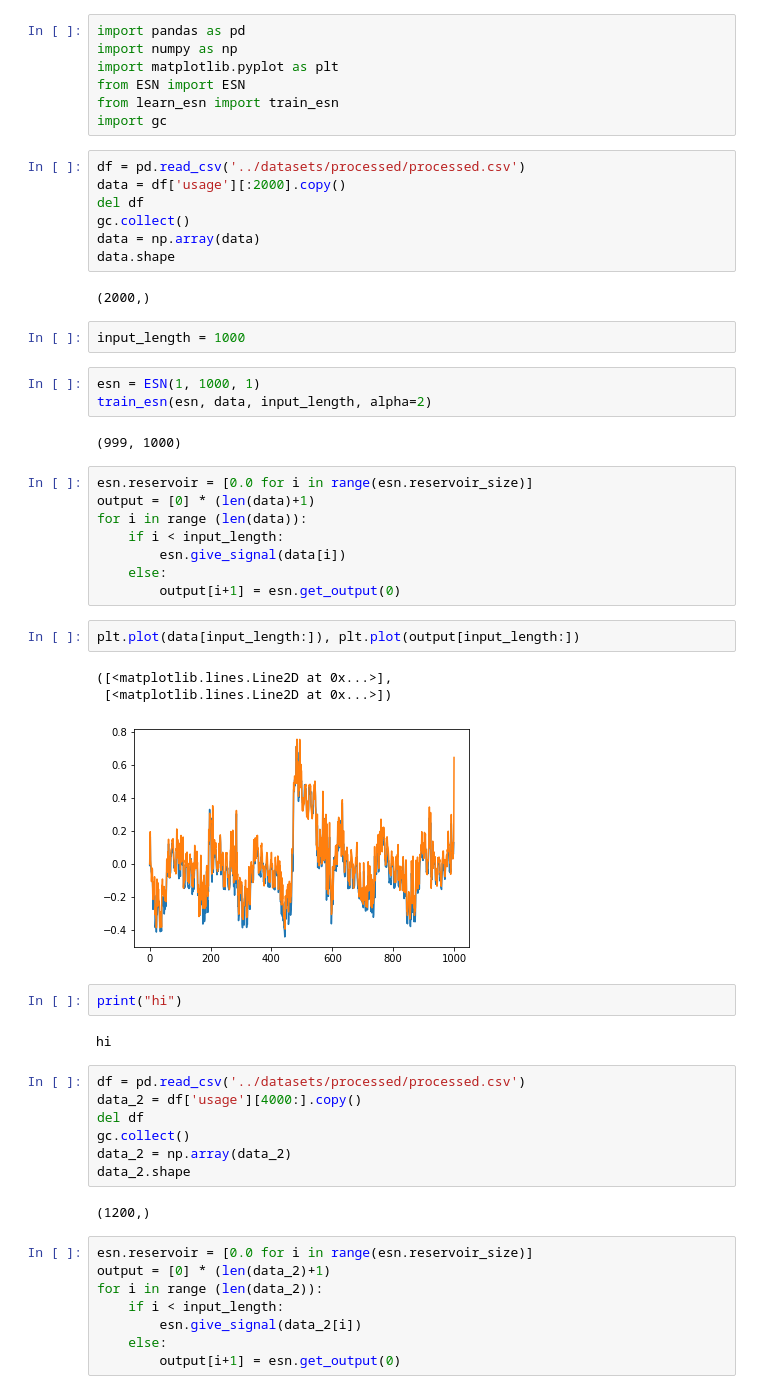
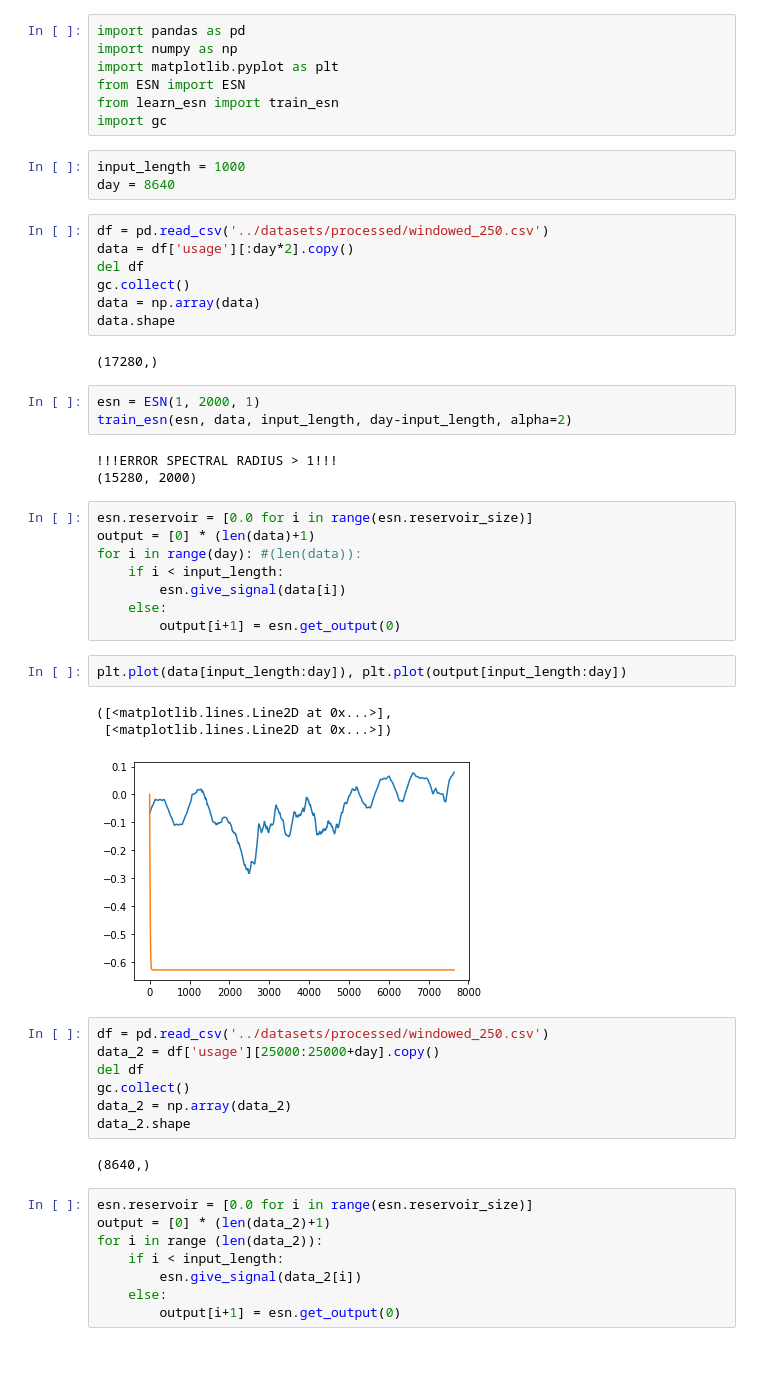
Before and after one commit to rutgerluinge/NeuralNetworksProject, a Jupyter notebook: ESN/plot_esn.ipynb, the cells around one changed output. Cells and saved outputs as stored; diff of their text form; blank space fills up the shorter version.

```diff
--- a/ESN/plot_esn.ipynb
+++ b/ESN/plot_esn.ipynb
@@ -5,49 +5,47 @@ import matplotlib.pyplot as plt
 from ESN import ESN
 from learn_esn import train_esn
 import gc
+# %%
+input_length = 1000
+day = 8640
 # %%
-df = pd.read_csv('../datasets/processed/processed.csv')
-data = df['usage'][:2000].copy()
+df = pd.read_csv('../datasets/processed/windowed_250.csv')
+data = df['usage'][:day*2].copy()
 del df
 gc.collect()
 data = np.array(data)
 data.shape
 # %% [output]
-(2000,)
+(17280,)
-# %%
-input_length = 1000
 # %%
-esn = ESN(1, 1000, 1)
-train_esn(esn, data, input_length, alpha=2)
+esn = ESN(1, 2000, 1)
+train_esn(esn, data, input_length, day-input_length, alpha=2)
 # %% [output]
-(999, 1000)
+!!!ERROR SPECTRAL RADIUS > 1!!!
+(15280, 2000)
 # %%
 esn.reservoir = [0.0 for i in range(esn.reservoir_size)]
 output = [0] * (len(data)+1)
-for i in range (len(data)):
+for i in range(day): #(len(data)):
     if i < input_length:
         esn.give_signal(data[i])
     else:
         output[i+1] = esn.get_output(0)
 # %%
-plt.plot(data[input_length:]), plt.plot(output[input_length:])
+plt.plot(data[input_length:day]), plt.plot(output[input_length:day])
 # %% [output]
 ([<matplotlib.lines.Line2D at 0x...>],
  [<matplotlib.lines.Line2D at 0x...>])
-[figure, old version]
+[figure, new version]
-# %%
-print("hi")
-# %% [output]
-hi
 # %%
-df = pd.read_csv('../datasets/processed/processed.csv')
-data_2 = df['usage'][4000:].copy()
+df = pd.read_csv('../datasets/processed/windowed_250.csv')
+data_2 = df['usage'][25000:25000+day].copy()
 del df
 gc.collect()
 data_2 = np.array(data_2)
 data_2.shape
 # %% [output]
-(1200,)
+(8640,)
 # %%
 esn.reservoir = [0.0 for i in range(esn.reservoir_size)]
 output = [0] * (len(data_2)+1)
```
Also changed, not shown: parts of 1 cell of this notebook, 3 other files.
